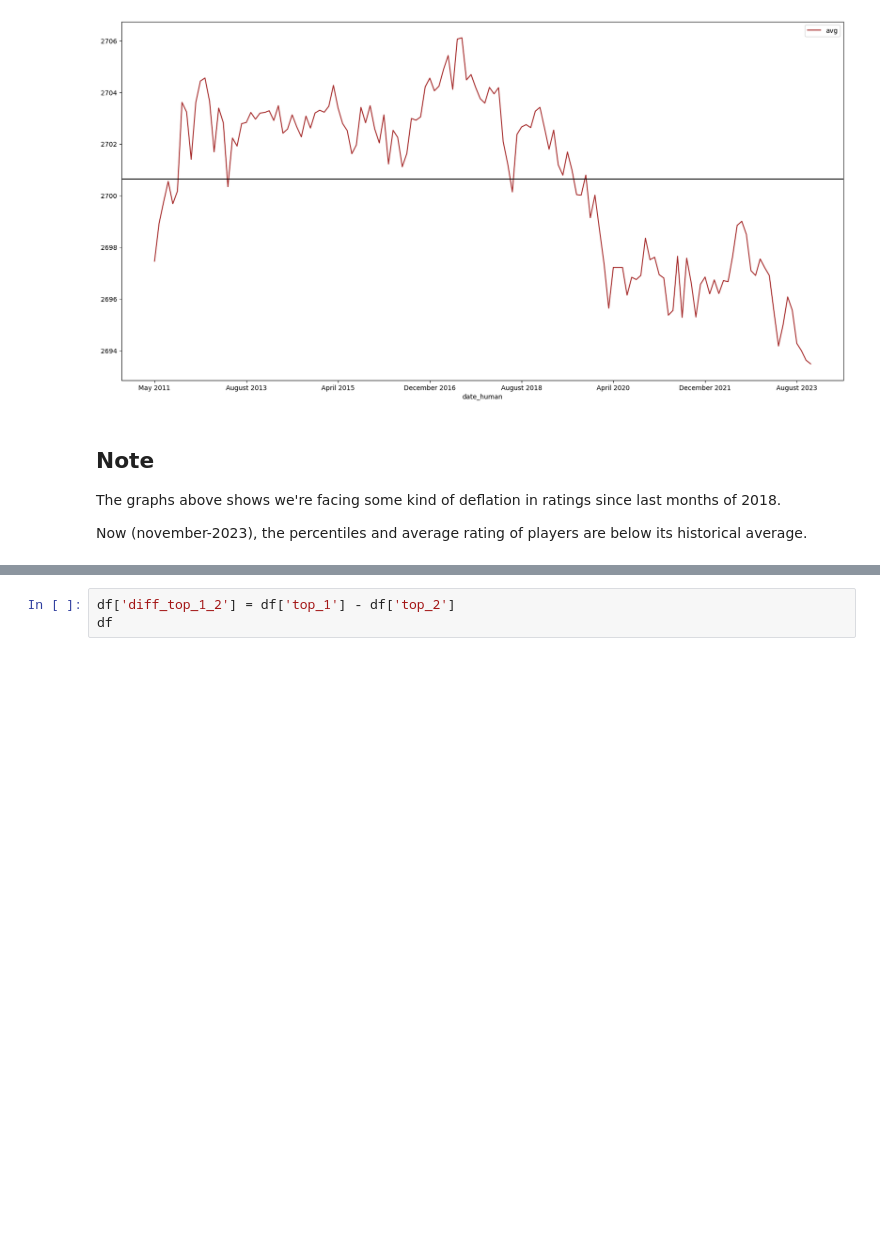
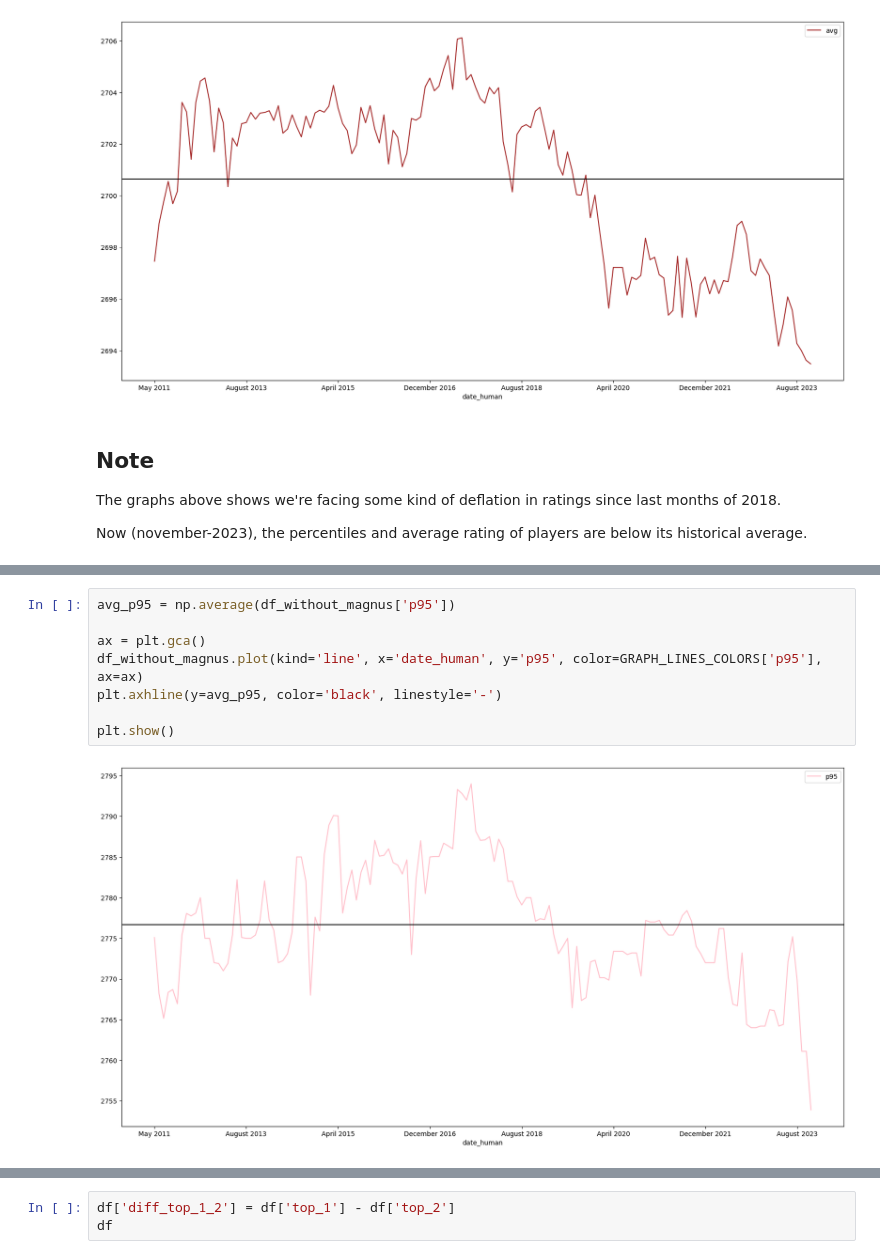
Before and after one commit to lucasrodcosta/chess_analysis, a Jupyter notebook: analysis.ipynb, the cells around one changed output, grey strips where cells are left out. Saved outputs shown, nothing was run; the diff lists cells and outputs as text; blank space fills up the shorter version.

```diff
--- a/analysis.ipynb
+++ b/analysis.ipynb
@@ -251,0 +311,10 @@ Now (november-2023), the percentiles and average rating of players are below its
+# %%
+avg_p95 = np.average(df_without_magnus['p95'])
+
+ax = plt.gca()
+df_without_magnus.plot(kind='line', x='date_human', y='p95', color=GRAPH_LINES_COLORS['p95'], ax=ax)
+plt.axhline(y=avg_p95, color='black', linestyle='-')
+
+plt.show()
+# %% [output]
+[figure, added]
```
Also changed, not shown: parts of 7 cells of this notebook, 5 other files.
